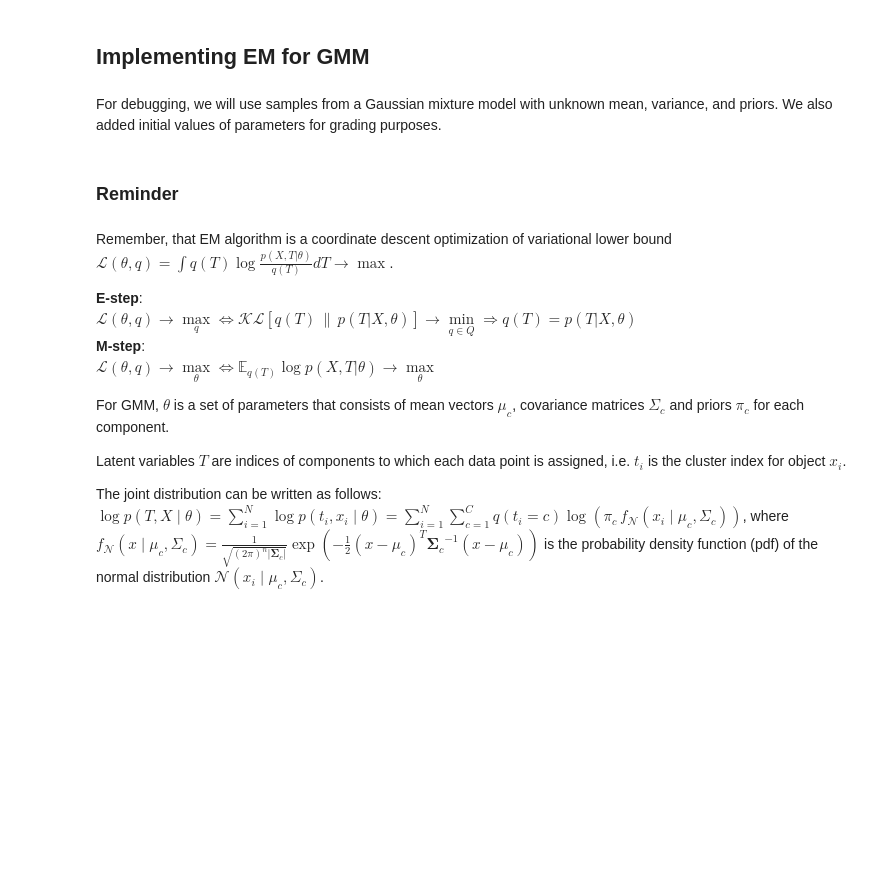
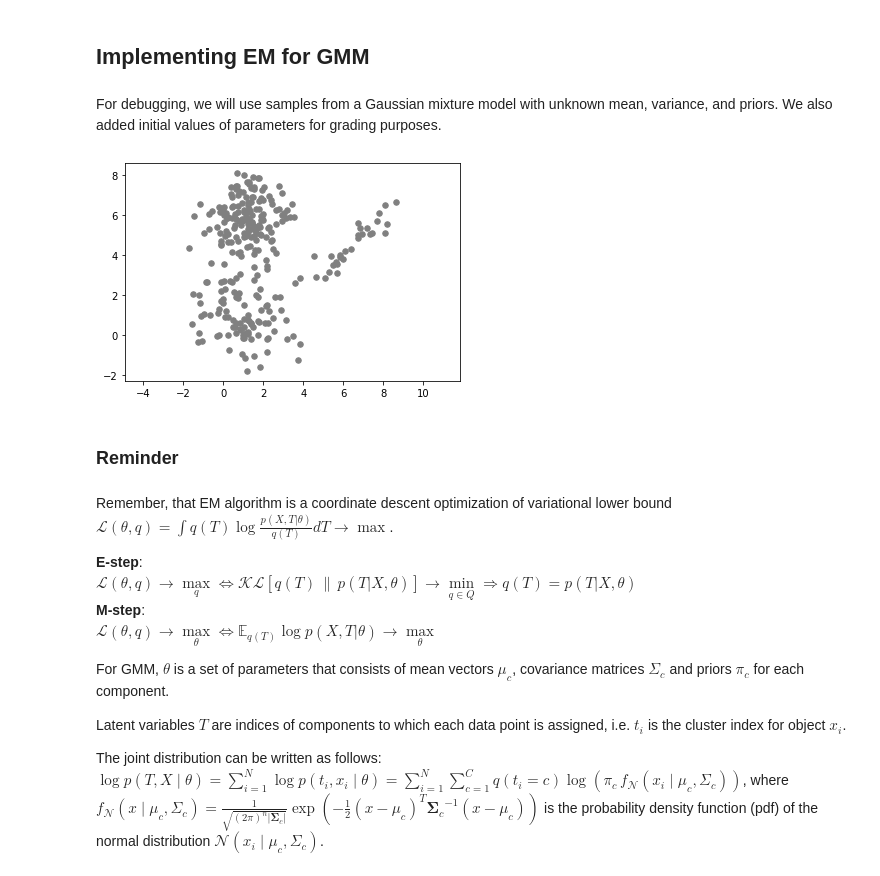
Before and after one commit to DuckieNukeEm/AML_Specialization, a Jupyter notebook: 3_BM/Week2/em_assignment.ipynb, the cells around one changed output. Saved outputs shown, nothing was run; the diff lists cells and outputs as text; code cells hidden in the pictures; blank space fills up the shorter version.

```diff
--- a/3_BM/Week2/em_assignment.ipynb
+++ b/3_BM/Week2/em_assignment.ipynb
@@ -38,14 +30,16 @@ grader = EMGrader()
 # %% [markdown]
 For debugging, we will use samples from a Gaussian mixture model with unknown mean, variance, and priors. We also added initial values of parameters for grading purposes.
 # %%
-samples = np.load('samples.npz')
+samples = np.load('../Data/samples.npz')
 X = samples['data']
 pi0 = samples['pi0']
 mu0 = samples['mu0']
 sigma0 = samples['sigma0']
 plt.scatter(X[:, 0], X[:, 1], c='grey', s=30)
 plt.axis('equal')
 plt.show()
+# %% [output]
+[figure, added]
 # %% [markdown]
 ### Reminder
 # %% [markdown]
```
Also changed, not shown: parts of 13 cells of this notebook, 4 other files.
